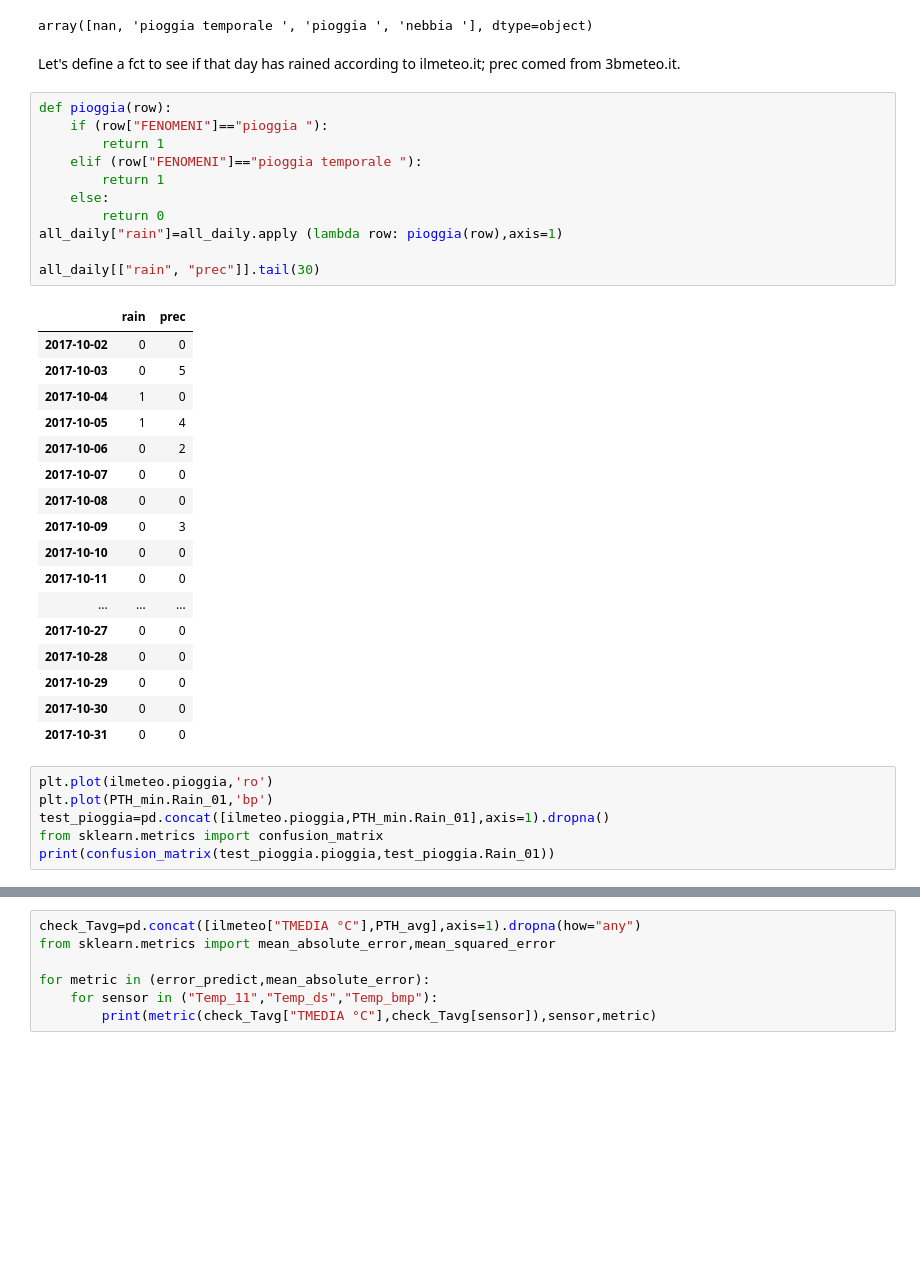
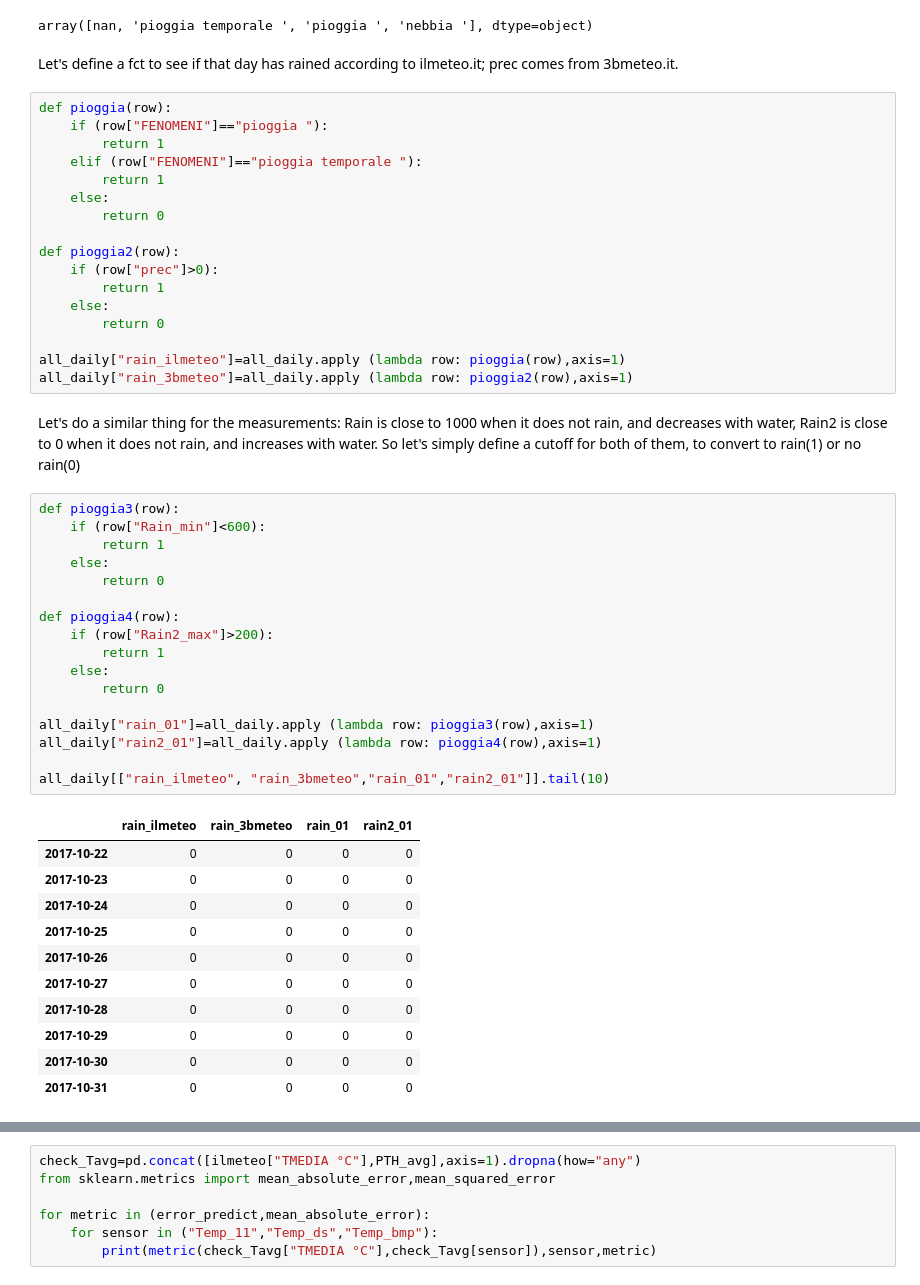
Before and after one commit to baruselli/weather_datalog, a Jupyter notebook: datalog.ipynb, the cells around one changed output, grey strips where cells are left out. Cells and saved outputs as stored; diff of their text form; blank space fills up the shorter version.

```diff
--- a/datalog.ipynb
+++ b/datalog.ipynb
@@ -413,7 +415,7 @@ all_daily.FENOMENI.unique()
 # %% [output]
 array([nan, 'pioggia temporale ', 'pioggia ', 'nebbia '], dtype=object)
 # %% [markdown]
-Let's define a fct to see if that day has rained according to ilmeteo.it; prec comed from 3bmeteo.it.
+Let's define a fct to see if that day has rained according to ilmeteo.it; prec comes from 3bmeteo.it.
 # %%
 def pioggia(row):
     if (row["FENOMENI"]=="pioggia "):
@@ -422,30 +424,43 @@ def pioggia(row):
         return 1
     else:
         return 0
-all_daily["rain"]=all_daily.apply (lambda row: pioggia(row),axis=1)
 
-all_daily[["rain", "prec"]].tail(30)
+def pioggia2(row):
+    if (row["prec"]>0):
+        return 1
+    else:
+        return 0
+
+all_daily["rain_ilmeteo"]=all_daily.apply (lambda row: pioggia(row),axis=1)
+all_daily["rain_3bmeteo"]=all_daily.apply (lambda row: pioggia2(row),axis=1)
-# %% [output]
-|  | rain | prec |
-| 2017-10-02 | 0 | 0 |
-| 2017-10-03 | 0 | 5 |
-| 2017-10-04 | 1 | 0 |
-| 2017-10-05 | 1 | 4 |
-| 2017-10-06 | 0 | 2 |
-| 2017-10-07 | 0 | 0 |
-| 2017-10-08 | 0 | 0 |
-| 2017-10-09 | 0 | 3 |
-| 2017-10-10 | 0 | 0 |
-| 2017-10-11 | 0 | 0 |
-| ... | ... | ... |
-| 2017-10-27 | 0 | 0 |
-| 2017-10-28 | 0 | 0 |
-| 2017-10-29 | 0 | 0 |
-| 2017-10-30 | 0 | 0 |
-| 2017-10-31 | 0 | 0 |
-# %%
-plt.plot(ilmeteo.pioggia,'ro')
-plt.plot(PTH_min.Rain_01,'bp')
-test_pioggia=pd.concat([ilmeteo.pioggia,PTH_min.Rain_01],axis=1).dropna()
-from sklearn.metrics import confusion_matrix
-print(confusion_matrix(test_pioggia.pioggia,test_pioggia.Rain_01))
+# %% [markdown]
+Let's do a similar thing for the measurements: Rain is close to 1000 when it does not rain, and decreases with water, Rain2 is close to 0 when it does not rain, and increases with water. So let's simply define a cutoff for both of them, to convert to rain(1) or no rain(0)
+# %%
+def pioggia3(row):
+    if (row["Rain_min"]<600):
+        return 1
+    else:
+        return 0
+
+def pioggia4(row):
+    if (row["Rain2_max"]>200):
+        return 1
+    else:
+        return 0
+
+all_daily["rain_01"]=all_daily.apply (lambda row: pioggia3(row),axis=1)
+all_daily["rain2_01"]=all_daily.apply (lambda row: pioggia4(row),axis=1)
+
+all_daily[["rain_ilmeteo", "rain_3bmeteo","rain_01","rain2_01"]].tail(10)
+# %% [output]
+|  | rain_ilmeteo | rain_3bmeteo | rain_01 | rain2_01 |
+| 2017-10-22 | 0 | 0 | 0 | 0 |
+| 2017-10-23 | 0 | 0 | 0 | 0 |
+| 2017-10-24 | 0 | 0 | 0 | 0 |
+| 2017-10-25 | 0 | 0 | 0 | 0 |
+| 2017-10-26 | 0 | 0 | 0 | 0 |
+| 2017-10-27 | 0 | 0 | 0 | 0 |
+| 2017-10-28 | 0 | 0 | 0 | 0 |
+| 2017-10-29 | 0 | 0 | 0 | 0 |
+| 2017-10-30 | 0 | 0 | 0 | 0 |
+| 2017-10-31 | 0 | 0 | 0 | 0 |
```
Also changed, not shown: parts of 9 cells of this notebook.
